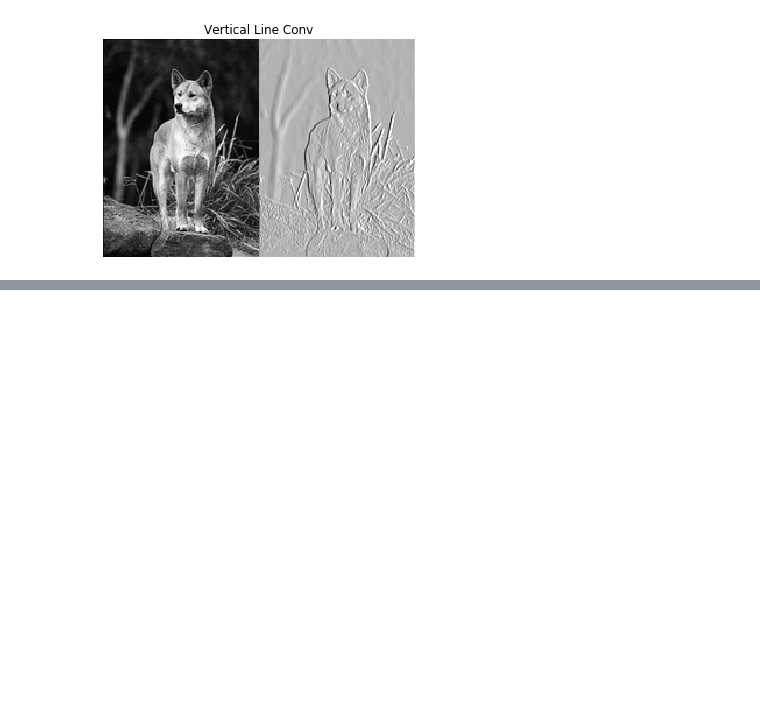
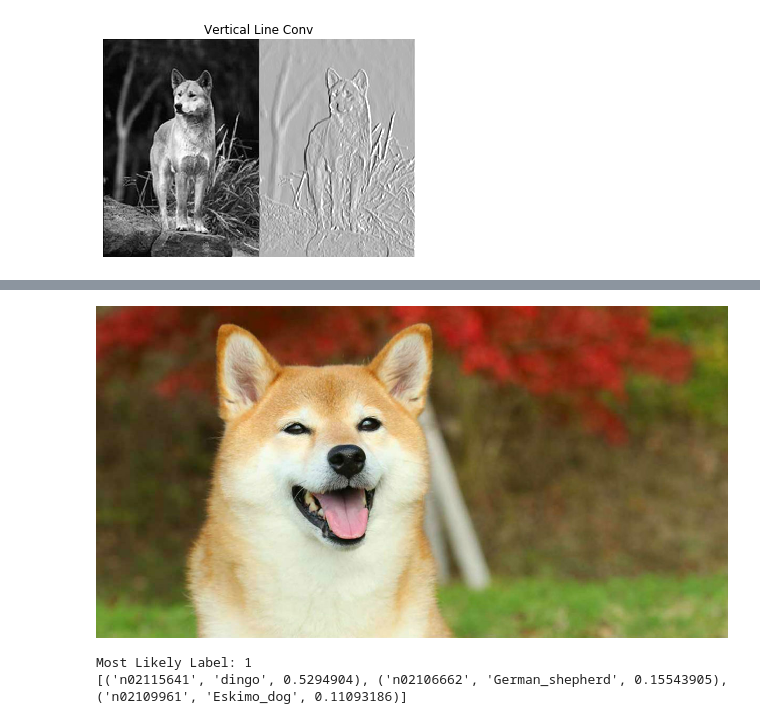
Before and after one commit to tyler-wel/kaggle_training, a Jupyter notebook: 5_deep_learning/dog_and_cats.ipynb, the cells around one changed output, grey strips where cells are left out. Cells and saved outputs as stored; diff of their text form; code cells hidden in the pictures; blank space fills up the shorter version.

Commit message:
prep for presentation

```diff
--- a/5_deep_learning/dog_and_cats.ipynb
+++ b/5_deep_learning/dog_and_cats.ipynb
@@ -83,0 +90,7 @@ Most Likely Label: 4
+# %%
+testing_dir = '../images/dogs/test/'
+extra_test_images = {'shiba' : "shiba.jpg"}
+
+test_paths = [join(testing_dir, file) for file in extra_test_images.values()]
+new_test_data = read_and_prep_images(test_paths)
+new_test_preds = my_model.predict(new_test_data, verbose=1)
@@ -83,0 +99,10 @@ Most Likely Label: 4
+# %%
+labels = decode_predictions(new_test_preds, top=3)
+for i, img_path in enumerate(test_paths):
+    display(Image(img_path))
+    cprint(f'Most Likely Label: {i + 1}', 'green')
+    print(labels[i])
+# %% [output]
+[figure, added]
+Most Likely Label: 1
+[('n02115641', 'dingo', 0.5294904), ('n02106662', 'German_shepherd', 0.15543905), ('n02109961', 'Eskimo_dog', 0.11093186)]
```
Also changed, not shown: parts of 6 cells of this notebook, 2 other files.
